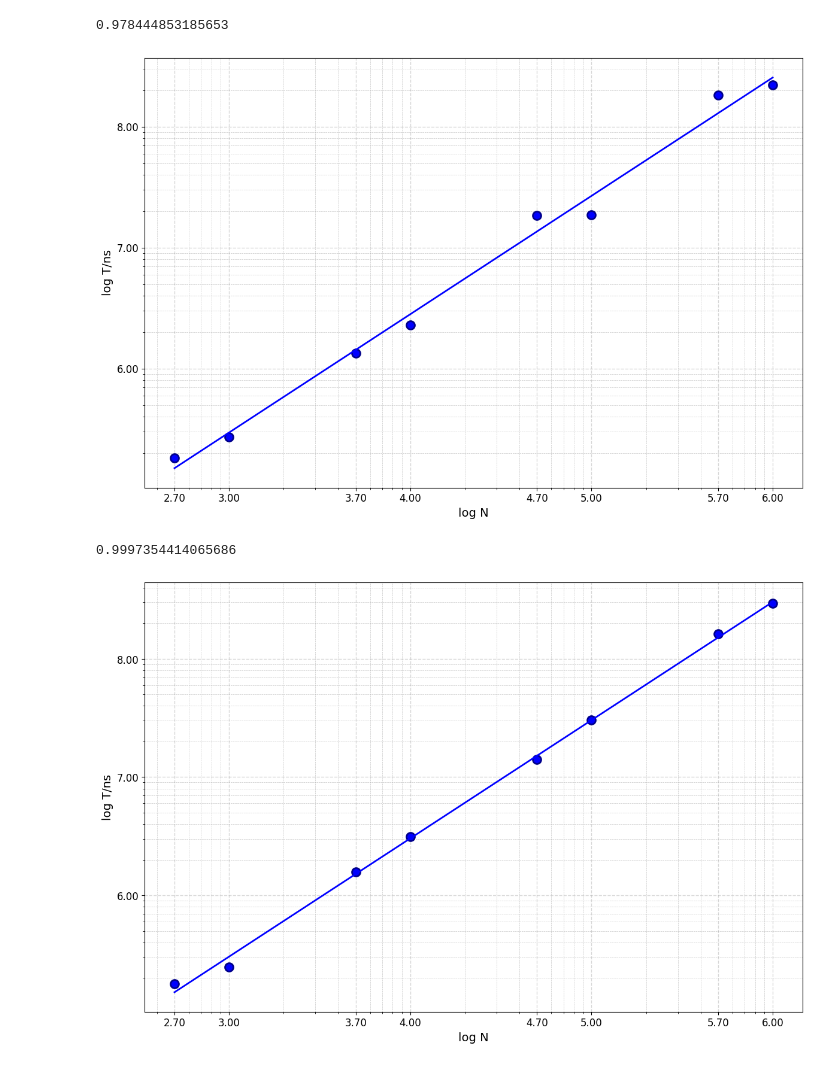
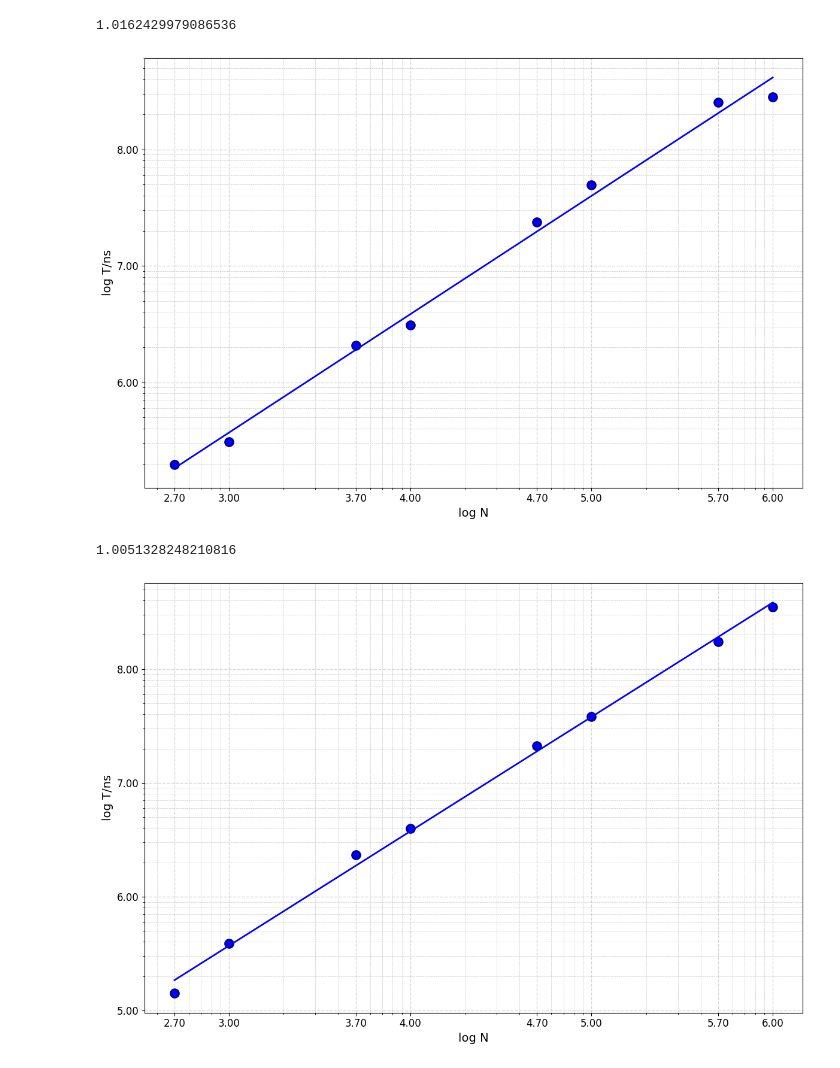
Before and after one commit to ak4235920/laboratory-mipt-2026-cpp, a Jupyter notebook: lab01/code/graphs.ipynb, the cells around one changed output. Cells and saved outputs as stored; diff of their text form; code cells hidden in the pictures.

```diff
--- a/lab01/code/graphs.ipynb
+++ b/lab01/code/graphs.ipynb
@@ -143,10 +161,15 @@ plt.show()
 # %%
-#C
+#C1
 import matplotlib.pyplot as plt
 import numpy as np
 
 x = np.array([500, 1000, 5000, 10000, 50000, 100000, 500000, 1000000])
-y = np.array([12451250,12109791, 39883958, 68886167, 320401208, 656738833, 3352407542, 6662235667 ])
+# y = np.array([4340219, 8602143, 42476518, 85223736 ,430178692 ,856074064, 4354902370, 8890960312 ])
+with open('output_tres_rnd.txt', 'r') as f:
+    for cl, l in enumerate(f):
+        if cl == 0:
+            y = np.array([int(x) for x in l.split()], dtype = np.int64)
+
 plt.figure(figsize=(12, 8))
 plt.plot(x, y, 'bo', markersize=10, markeredgewidth=2, markeredgecolor='darkblue')
 plt.xscale('log')
@@ -178,10 +201,15 @@ plt.show()
 # %%
-#B
+#B1
 import matplotlib.pyplot as plt
 import numpy as np
 
 x = np.array([500, 1000, 5000, 10000, 50000, 100000, 500000, 1000000])
-y = np.array([2992334, 7448916, 32252708, 67202708, 307356416, 664484084, 3232994500, 6352032459 ])
+# y = np.array([4332247, 8783164, 42381837, 84682963 ,427510643, 852087504, 4303248626 ,8687155568 ])
+with open('output_tres_rnd.txt', 'r') as f:
+    for cl, l in enumerate(f):
+        if cl == 1:
+            y = np.array([int(x) for x in l.split()], dtype = np.int64)
+
 plt.figure(figsize=(12, 8))
 plt.plot(x, y, 'bo', markersize=10, markeredgewidth=2, markeredgecolor='darkblue')
 plt.xscale('log')
@@ -213,10 +241,15 @@ plt.show()
 # %%
-#A
+#A1
 import matplotlib.pyplot as plt
 import numpy as np
 
 x = np.array([500, 1000, 5000, 10000, 50000, 100000, 500000, 1000000])
-y = np.array([3131042, 5917458, 30413375, 58429333, 293322792, 586593584, 2967249459, 5872627000 ])
+# y = np.array([4462776, 8933647, 43001174, 84993998, 451351647, 857635638, 4331915054, 8606982644 ])
+with open('output_tres_rnd.txt', 'r') as f:
+    for cl, l in enumerate(f):
+        if cl == 2:
+            y = np.array([int(x) for x in l.split()], dtype = np.int64)
+
 plt.figure(figsize=(12, 8))
 plt.plot(x, y, 'bo', markersize=10, markeredgewidth=2, markeredgecolor='darkblue')
 plt.xscale('log')
@@ -248,10 +281,15 @@ plt.show()
 # %%
-#A
+#A2
 import matplotlib.pyplot as plt
 import numpy as np
 
 x = np.array([500, 1000, 5000, 10000, 50000, 100000, 500000, 1000000])
-y = np.array([182333, 272667, 1345250, 2304083, 18503250, 18741083, 182816958, 220331834 ])
+# y = np.array([195471, 321734, 2121966, 3234958, 24170238, 50389775, 253540248, 285836773 ])
+with open('output_tres_spc.txt', 'r') as f:
+    for cl, l in enumerate(f):
+        if cl == 2:
+            y = np.array([int(x) for x in l.split()], dtype = np.int64)
+
 plt.figure(figsize=(12, 8))
 plt.plot(x, y, 'bo', markersize=10, markeredgewidth=2, markeredgecolor='darkblue')
 plt.xscale('log')
@@ -278,41 +316,46 @@ plt.tight_layout()
 plt.savefig('A2.pdf', bbox_inches='tight', facecolor='white')
 plt.show()
 # %% [output]
-0.978444853185653
+1.0162429979086536
-[figure, old version]
+[figure, new version]
 # %%
-#B
+#B2
 import matplotlib.pyplot as plt
 import numpy as np
 
 x = np.array([500, 1000, 5000, 10000, 50000, 100000, 500000, 1000000])
-y = np.array([177875, 246959, 1573958, 3135875, 14056459, 30536667 ,161729959 ,294403541 ])
+# y = np.array([141218, 419892, 2552169, 4249573, 22261800 ,39580848, 180019139, 364075063 ])
+with open('output_tres_spc.txt', 'r') as f:
+    for cl, l in enumerate(f):
+        if cl == 1:
+            y = np.array([int(x) for x in l.split()], dtype = np.int64)
+
 plt.figure(figsize=(12, 8))
 plt.plot(x, y, 'bo', markersize=10, markeredgewidth=2, markeredgecolor='darkblue')
 plt.xscale('log')
 plt.yscale('log')
 log_x = np.log10(x)
 log_y = np.log10(y)
 coeffs = np.polyfit(log_x, log_y, 1)
 k, b = coeffs
 plt.xlabel('log N', fontsize=14)
 plt.ylabel('log T/ns', fontsize=14)
 custom_xticks = [500, 1000, 5000, 10000, 50000, 100000, 500000, 1000000]
 custom_xtick_labels = [f'{np.log10(val):.2f}' for val in custom_xticks]
 plt.xticks(custom_xticks, custom_xtick_labels, fontsize=12)
 custom_yticks = [1e+5, 1e+6, 1e7, 1e8, 1e9, 1e10]
 custom_ytick_labels = [f'{np.log10(val):.2f}' for val in custom_yticks]
 plt.yticks(custom_yticks, custom_ytick_labels, fontsize=12)
 plt.grid(True, which='both', linestyle='--', linewidth=0.5, alpha=0.7)
 plt.grid(True, which='major', linewidth=1, alpha=0.5)
 print(k)
 x_fit = np.logspace(np.log10(min(x)), np.log10(max(x)), 100)
 y_fit = 10**b * x_fit**k
 plt.plot(x_fit, y_fit, 'b-', linewidth=2)
 plt.tight_layout()
 plt.savefig('B2.pdf', bbox_inches='tight', facecolor='white')
 plt.show()
 # %% [output]
-0.9997354414065686
+1.0051328248210816
-[figure, old version]
+[figure, new version]
 # %%
```
Also changed, not shown: parts of 12 cells of this notebook, 42 other files.
